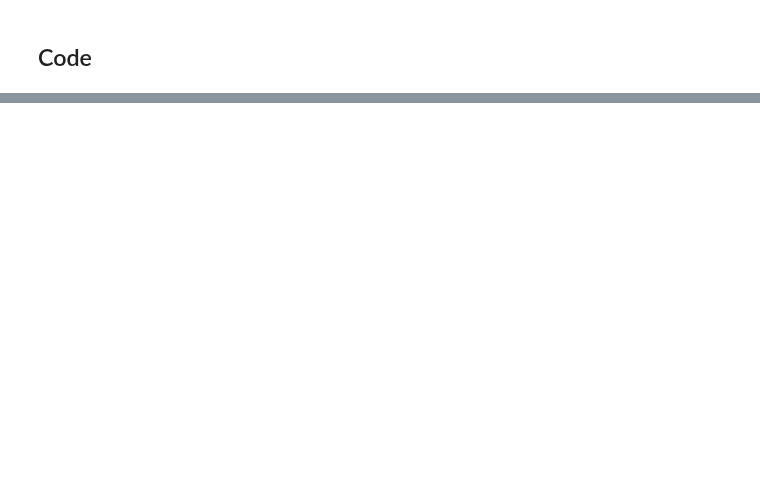
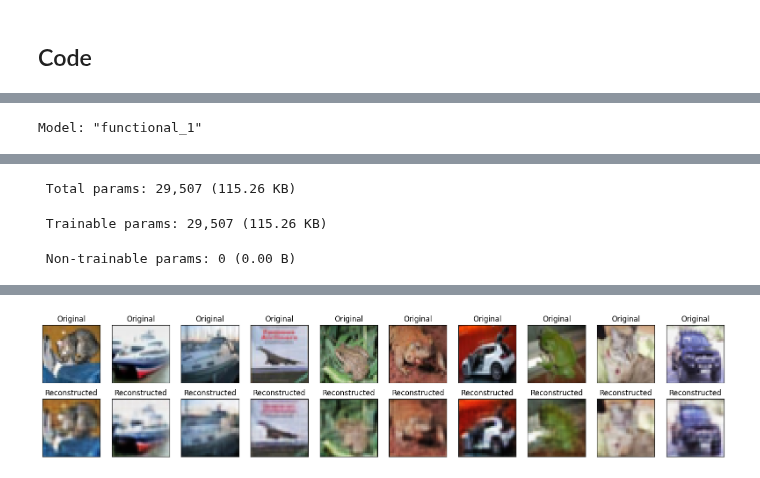
Before and after one commit to piyush-gambhir/ncu-lab-manual-and-end-semester-projects, a Jupyter notebook: NCU-CSL312 - DL - Lab Manual/Experiment 12/Experiment 12.ipynb, the cells around one changed output, grey strips where cells are left out. Saved outputs shown, nothing was run; the diff lists cells and outputs as text; code cells hidden in the pictures; blank space fills up the shorter version.

```diff
--- a/NCU-CSL312 - DL - Lab Manual/Experiment 12/Experiment 12.ipynb
+++ b/NCU-CSL312 - DL - Lab Manual/Experiment 12/Experiment 12.ipynb
@@ -130,0 +43,74 @@ This means:
+# %%
+
+# Load the dataset
+(x_train, _), (x_test, _) = cifar10.load_data()
+x_train = x_train.astype('float32') / 255.0
+x_test = x_test.astype('float32') / 255.0
+
+# Convolutional Autoencoder
+
+
+def build_autoencoder():
+    input_img = layers.Input(shape=(32, 32, 3))
+
+    # Encoder
+    x = layers.Conv2D(32, (3, 3), activation='relu', padding='same')(input_img)
+    x = layers.MaxPooling2D((2, 2), padding='same')(x)
+    x = layers.Conv2D(32, (3, 3), activation='relu', padding='same')(x)
+    encoded = layers.MaxPooling2D((2, 2), padding='same')(x)
+
+    # Decoder
+    x = layers.Conv2DTranspose(
+        32, (3, 3), strides=2, activation='relu', padding='same')(encoded)
+    x = layers.Conv2DTranspose(
+        32, (3, 3), strides=2, activation='relu', padding='same')(x)
+    decoded = layers.Conv2D(3, (3, 3), activation='sigmoid', padding='same')(x)
+
+    # Autoencoder model
+    autoencoder = models.Model(input_img, decoded)
+    autoencoder.compile(optimizer='adam', loss='binary_crossentropy')
+
+    return autoencoder
+
+
+autoencoder = build_autoencoder()
+autoencoder.summary()
+
+# Training the autoencoder
+autoencoder.fit(x_train, x_train,
+                epochs=20,
+                batch_size=64,
+                shuffle=True,
+                validation_data=(x_test, x_test))
+
+# Display the results
+
+
+def display_images(original, decoded, n=10):
+    plt.figure(figsize=(20, 4))
+    for i in range(n):
+        # Display original images
+        ax = plt.subplot(2, n, i + 1)
+        plt.imshow(original[i].reshape(32, 32, 3))
+        plt.title("Original")
+        plt.gray()
+        ax.get_xaxis().set_visible(False)
+        ax.get_yaxis().set_visible(False)
+
+        # Display reconstructed images
+        ax = plt.subplot(2, n, i + 1 + n)
+        plt.imshow(decoded[i].reshape(32, 32, 3))
+        plt.title("Reconstructed")
+        plt.gray()
+        ax.get_xaxis().set_visible(False)
+        ax.get_yaxis().set_visible(False)
+    plt.show()
+
+
+# Encode and decode images
+decoded_imgs = autoencoder.predict(x_test)
+
+# Display original and reconstructed images
+display_images(x_test, decoded_imgs)
+# %% [output]
+Model: "functional_1"
@@ -130,0 +134,3 @@ This means:
+ Total params: 29,507 (115.26 KB)
+ Trainable params: 29,507 (115.26 KB)
+ Non-trainable params: 0 (0.00 B)
@@ -130,0 +154 @@ This means:
+[figure, added]
```
Also changed, not shown: parts of 14 cells of this notebook, 39 other files.
